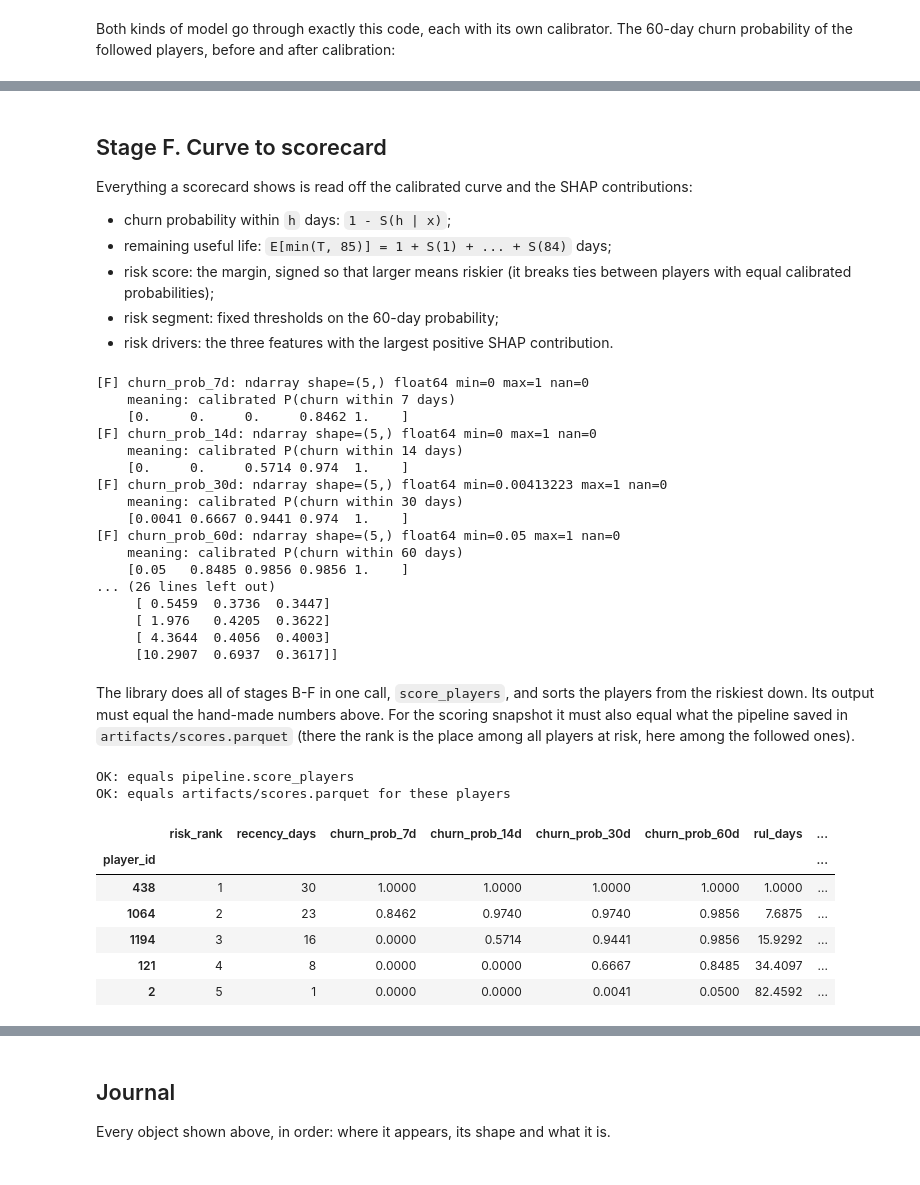
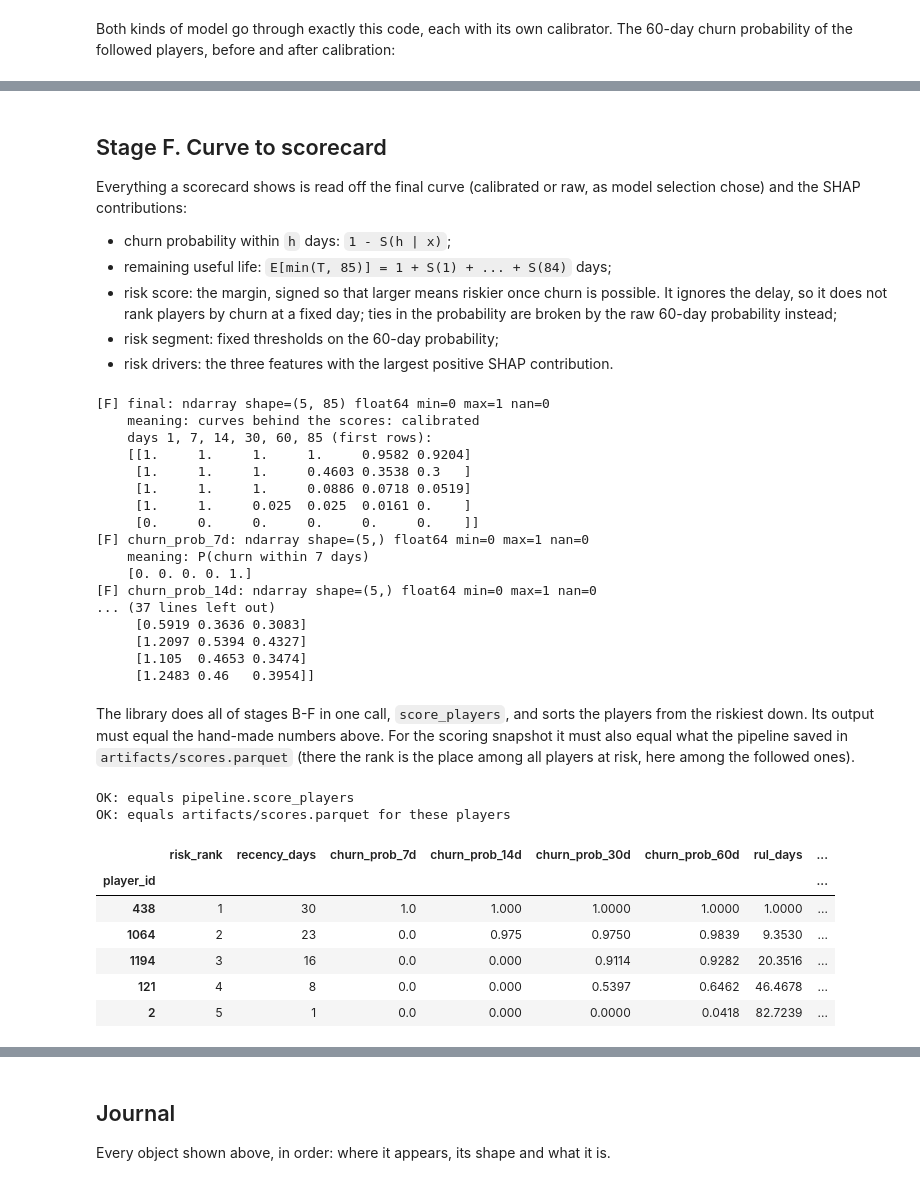
Before and after one commit to timofeytkachenko/casino_churn_prediction, a Jupyter notebook: predict_debug.ipynb, the cells around one changed output, grey strips where cells are left out. Drawn from its saved outputs; the diff is of its cells as text; code cells hidden in the pictures.

Commit message:
Fix model selection, validation and production pipeline

```diff
--- a/predict_debug.ipynb
+++ b/predict_debug.ipynb
@@ -184,19 +187,22 @@ def load_model(name: str) -> SurvivalModel:
 
 
 def load_calibrator(name: str) -> ev.IsotonicSurvivalCalibrator:
-    """Load the calibrator fitted for the evaluation model ``name``."""
+    """Load the calibrator saved as ``calibrator_<name>.json``."""
     data = json.loads((MODELS_DIR / f"calibrator_{name}.json").read_text())
     return ev.IsotonicSurvivalCalibrator.from_dict(data)
 
 
-best = json.loads((ARTIFACTS_DIR / "metrics.json").read_text())["best_model"]
+metrics = json.loads((ARTIFACTS_DIR / "metrics.json").read_text())
+best, best_variant = metrics["best_model"], metrics["best_variant"]
 production = load_model("production")
-calibrators = {name: load_calibrator(name) for name in MODELS}
+# The production model, which is of the best family, comes with its own calibrator.
+calibrators = {name: load_calibrator("production" if name == best else name) for name in MODELS}
 calibrator = calibrators[best]
+scoring_calibrator = calibrator if best_variant == "calibrated" else None  # what the scores use
 cox = production if isinstance(production, CoxModel) else load_model("cox")
 aft = production if isinstance(production, AFTModel) else load_model("aft")
 print(f"production model: {type(production).__name__}, {production.num_boost_round} trees")
-print(f"calibrator: fitted for '{best}' on days {calibrator.times_[0]}..{calibrator.times_[-1]}")
+print(f"calibrator: days {calibrator.times_[0]}..{calibrator.times_[-1]}; scores: {best_variant}")
 
 players, activity = features.load_raw(DATA_DIR)
 churn_dates = features.first_churn_dates(activity, config.DATA_END)
@@ -312,8 +322,8 @@ must be declared in the same order as in training; `snapshot_features` takes tha
 from `config.CATEGORICAL_FEATURES`.
 # %%
 stage = "B"
-X = debug[FEATURES]
-peek("X", X, "feature matrix of the followed players, one row per player")
+X = debug[MODEL_COLUMNS]
+peek("X", X, "features and the delay of the followed players, one row per player")
 display(X.dtypes.astype(str).rename("dtype").to_frame())
 
 codes = X[list(config.CATEGORICAL_FEATURES)].apply(lambda column: column.cat.codes)
@@ -324,4 +334,5 @@ peek("matrix.num_row()", matrix.num_row(), "players in the DMatrix")
 peek("matrix.num_col()", matrix.num_col(), "features in the DMatrix")
 peek("matrix.feature_types", matrix.feature_types, "type flag per feature, 'c' = categorical")
 assert matrix.feature_names == production.feature_names_
+assert config.DELAY_COLUMN not in matrix.feature_names
 # %% [output]
@@ -675,20 +705,26 @@ fig.show()
 # %% [markdown]
 ## Stage F. Curve to scorecard
 
-Everything a scorecard shows is read off the calibrated curve and the SHAP contributions:
+Everything a scorecard shows is read off the final curve (calibrated or raw, as model
+selection chose) and the SHAP contributions:
 
 - churn probability within `h` days: `1 - S(h | x)`;
 - remaining useful life: `E[min(T, 85)] = 1 + S(1) + ... + S(84)` days;
-- risk score: the margin, signed so that larger means riskier (it breaks ties between
-  players with equal calibrated probabilities);
+- risk score: the margin, signed so that larger means riskier once churn is possible. It
+  ignores the delay, so it does not rank players by churn at a fixed day; ties in the
+  probability are broken by the raw 60-day probability instead;
 - risk segment: fixed thresholds on the 60-day probability;
 - risk drivers: the three features with the largest positive SHAP contribution.
 # %%
 stage = "F"
-churn_prob = {h: 1 - surv[:, TIMES == h][:, 0] for h in config.SCORE_HORIZONS}
+final = surv if scoring_calibrator is not None else surv_raw
+peek("final", final, f"curves behind the scores: {best_variant}", on_grid=True)
+churn_prob = {h: 1 - final[:, TIMES == h][:, 0] for h in config.SCORE_HORIZONS}
 for h, values in churn_prob.items():
-    peek(f"churn_prob_{h}d", values, f"calibrated P(churn within {h} days)")
-rul = 1.0 + surv[:, :-1].sum(axis=1)
+    peek(f"churn_prob_{h}d", values, f"P(churn within {h} days)")
+raw_churn_prob = 1 - surv_raw[:, k]
+peek(f"raw_churn_prob_{HORIZON}d", raw_churn_prob, "uncalibrated P(churn): breaks ties in the rank")
+rul = 1.0 + final[:, :-1].sum(axis=1)
 peek("rul_days", rul, "expected days until churn, capped at 85")
 risk_score = production.risk_sign * eta
 peek("risk_score", risk_score, "margin signed so that larger = riskier")
@@ -708,60 +744,61 @@ peek("drivers", drivers, "the same as feature names")
 driver_shap = np.take_along_axis(shap, top, axis=1)
 peek("driver_shap", driver_shap, "their SHAP values on the risk-score scale")
 # %% [output]
+[F] final: ndarray shape=(5, 85) float64 min=0 max=1 nan=0
+    meaning: curves behind the scores: calibrated
+    days 1, 7, 14, 30, 60, 85 (first rows):
+    [[1.     1.     1.     1.     0.9582 0.9204]
+     [1.     1.     1.     0.4603 0.3538 0.3   ]
+     [1.     1.     1.     0.0886 0.0718 0.0519]
+     [1.     1.     0.025  0.025  0.0161 0.    ]
+     [0.     0.     0.     0.     0.     0.    ]]
 [F] churn_prob_7d: ndarray shape=(5,) float64 min=0 max=1 nan=0
-    meaning: calibrated P(churn within 7 days)
-    [0.     0.     0.     0.8462 1.    ]
+    meaning: P(churn within 7 days)
+    [0. 0. 0. 0. 1.]
 [F] churn_prob_14d: ndarray shape=(5,) float64 min=0 max=1 nan=0
-    meaning: calibrated P(churn within 14 days)
-    [0.     0.     0.5714 0.974  1.    ]
-[F] churn_prob_30d: ndarray shape=(5,) float64 min=0.00413223 max=1 nan=0
-    meaning: calibrated P(churn within 30 days)
-    [0.0041 0.6667 0.9441 0.974  1.    ]
-[F] churn_prob_60d: ndarray shape=(5,) float64 min=0.05 max=1 nan=0
-    meaning: calibrated P(churn within 60 days)
-    [0.05   0.8485 0.9856 0.9856 1.    ]
-... (26 lines left out)
-     [ 0.5459  0.3736  0.3447]
-     [ 1.976   0.4205  0.3622]
-     [ 4.3644  0.4056  0.4003]
-     [10.2907  0.6937  0.3617]]
+... (37 lines left out)
+     [0.5919 0.3636 0.3083]
+     [1.2097 0.5394 0.4327]
+     [1.105  0.4653 0.3474]
+     [1.2483 0.46   0.3954]]
 # %% [markdown]
 The library does all of stages B-F in one call, `score_players`, and sorts the players
 from the riskiest down. Its output must equal the hand-made numbers above. For the
 scoring snapshot it must also equal what the pipeline saved in `artifacts/scores.parquet`
 (there the rank is the place among all players at risk, here among the followed ones).
 # %%
-scores, curves = score_players(production, calibrator, debug)
+scores, curves = score_players(production, scoring_calibrator, debug)
 library = scores.set_index("player_id").loc[debug["player_id"]]
 for h, values in churn_prob.items():
     assert np.allclose(library[f"churn_prob_{h}d"], values)
+assert np.allclose(library[f"raw_churn_prob_{HORIZON}d"], raw_churn_prob)
 assert np.allclose(library["rul_days"], rul)
 assert np.allclose(library["risk_score"], risk_score)
 assert (library["risk_segment"].to_numpy() == segment).all()
 assert (library[["driver_1", "driver_2", "driver_3"]].to_numpy() == drivers).all()
 print("OK: equals pipeline.score_players")
 
 if SNAPSHOT == config.SCORING_SNAPSHOT:
     saved = pd.read_parquet(ARTIFACTS_DIR / "scores.parquet").set_index("player_id")
     saved = saved.loc[debug["player_id"]]
     for h, values in churn_prob.items():
         assert np.allclose(saved[f"churn_prob_{h}d"], values)
     assert np.allclose(saved["rul_days"], rul)
     print("OK: equals artifacts/scores.parquet for these players")
 
 shown = ["risk_rank", "recency_days", *[f"churn_prob_{h}d" for h in config.SCORE_HORIZONS]]
 shown += ["rul_days", "risk_score", "risk_segment", "driver_1", "driver_2", "driver_3"]
 display(scores.set_index("player_id")[shown])
 # %% [output]
 OK: equals pipeline.score_players
 OK: equals artifacts/scores.parquet for these players
 |  | risk_rank | recency_days | churn_prob_7d | churn_prob_14d | churn_prob_30d | churn_prob_60d | rul_days | ... |
 | player_id |  |  |  |  |  |  |  | ... |
-| 438 | 1 | 30 | 1.0000 | 1.0000 | 1.0000 | 1.0000 | 1.0000 | ... |
-| 1064 | 2 | 23 | 0.8462 | 0.9740 | 0.9740 | 0.9856 | 7.6875 | ... |
-| 1194 | 3 | 16 | 0.0000 | 0.5714 | 0.9441 | 0.9856 | 15.9292 | ... |
-| 121 | 4 | 8 | 0.0000 | 0.0000 | 0.6667 | 0.8485 | 34.4097 | ... |
-| 2 | 5 | 1 | 0.0000 | 0.0000 | 0.0041 | 0.0500 | 82.4592 | ... |
+| 438 | 1 | 30 | 1.0 | 1.000 | 1.0000 | 1.0000 | 1.0000 | ... |
+| 1064 | 2 | 23 | 0.0 | 0.975 | 0.9750 | 0.9839 | 9.3530 | ... |
+| 1194 | 3 | 16 | 0.0 | 0.000 | 0.9114 | 0.9282 | 20.3516 | ... |
+| 121 | 4 | 8 | 0.0 | 0.000 | 0.5397 | 0.6462 | 46.4678 | ... |
+| 2 | 5 | 1 | 0.0 | 0.000 | 0.0000 | 0.0418 | 82.7239 | ... |
 # %% [markdown]
 ## Stage G. Check against the churn definition
 
```
Also changed, not shown: parts of 21 cells of this notebook, 16 other files.
